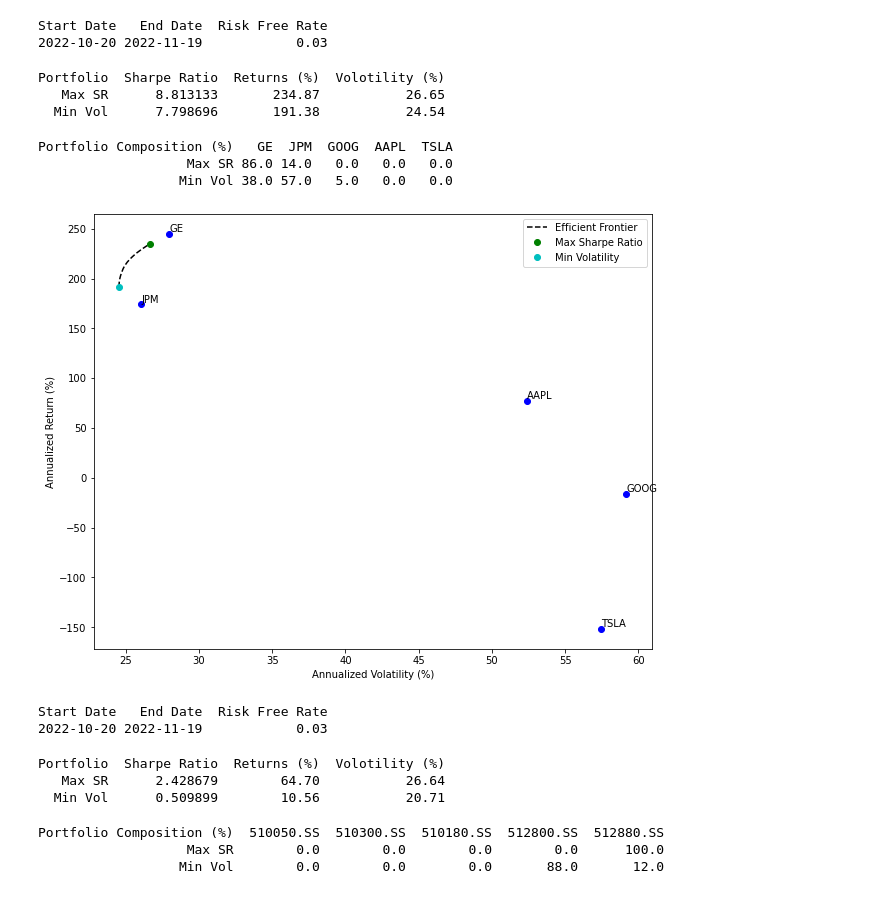
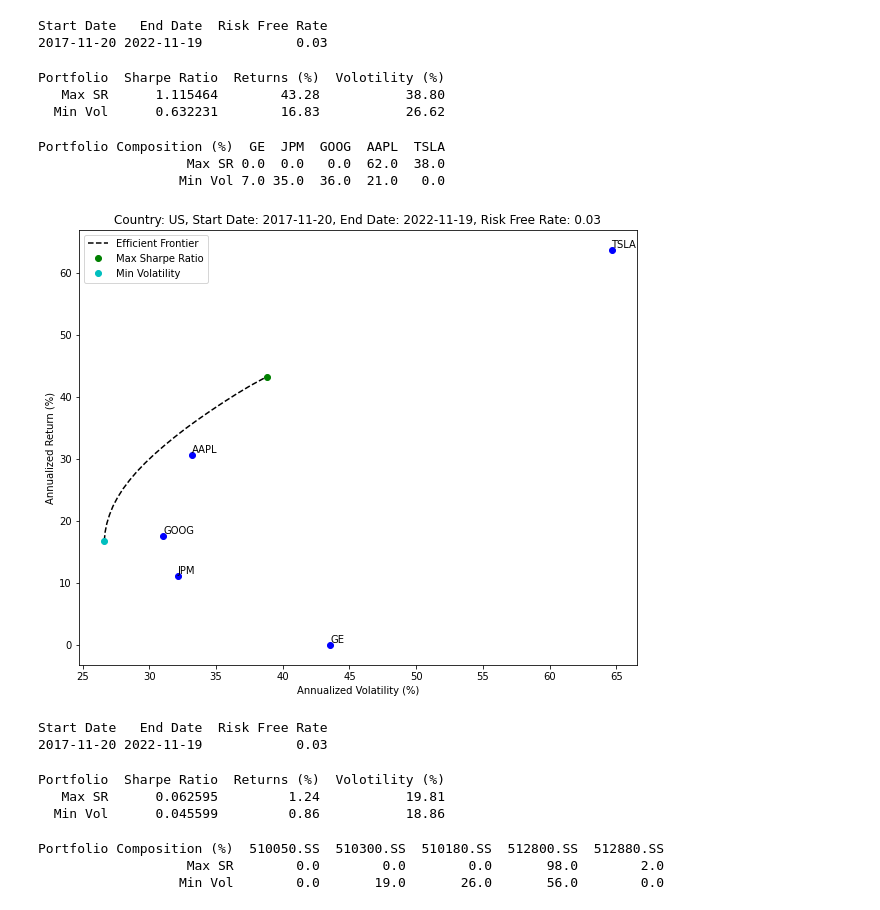
Before and after one commit to yu-jingtian/fin_py, a Jupyter notebook: eff_front.ipynb, the cells around one changed output. Drawn from its saved outputs; the diff is of its cells as text; code cells hidden in the pictures.

Commit message:
new plots

```diff
--- a/eff_front.ipynb
+++ b/eff_front.ipynb
@@ -12,6 +12,8 @@ import pandas as pd
 import scipy.optimize as sc
 import plotly.graph_objects as go
 import matplotlib.pyplot as plt
+
+import time
 
 from pandas_datareader import data as pdr
 
@@ -202,7 +204,7 @@ def rsltOutput(rslt, startDate, endDate):
     return(info, returnVol, allocation)
 
 
-def EFPlot(meanReturns, covMatrix, rslt):
+def EFPlot(meanReturns, covMatrix, rslt, startDate, endDate, country = "US"):
     """Return a graph ploting the min vol, max sr and efficient frontier"""
     maxSR_returns = rslt[0]
     maxSR_std = rslt[1]
@@ -210,6 +212,7 @@ def EFPlot(meanReturns, covMatrix, rslt):
     minVol_std = rslt[4]
     efficientList = rslt[6]
     targetReturns = rslt[7]
+    riskFreeRate = rslt[8]
 
     stocks = list(meanReturns.index)
 
@@ -227,7 +230,12 @@ def EFPlot(meanReturns, covMatrix, rslt):
     df_EF = pd.DataFrame({'Returns': [round(target*100, 2) for target in targetReturns],
                           'Vol': [round(ef_std*100, 2) for ef_std in efficientList]})
 
+
     plt.figure(figsize=(10,8))
+    plt.title("Country: {}, Start Date: {}, End Date: {}, Risk Free Rate: {}".format(country,
+                                                                                     startDate.strftime('%Y-%m-%d'),
+                                                                                     endDate.strftime('%Y-%m-%d'),
+                                                                                     riskFreeRate))
     plt.plot(df_EF['Vol'], df_EF['Returns'], 'k--', label="Efficient Frontier")
     plt.plot(returnVol['Vol'][0], returnVol['Returns'][0], 'go', label="Max Sharpe Ratio")
     plt.plot(returnVol['Vol'][1], returnVol['Returns'][1], 'co', label="Min Volatility")
@@ -249,13 +257,15 @@ def EFPlot(meanReturns, covMatrix, rslt):
     plt.legend()
     plt.xlabel("Annualized Volatility (%)")
     plt.ylabel("Annualized Return (%)")
+    #tt = round(time.time())/1000
+    #plt.savefig('EF_plot{}.jpg'.format(tt), dpi=200)
 
     return plt.show()
-
-# 252 trading days per year
-days = 30
-endDate = dt.datetime.now()
-startDate = endDate - dt.timedelta(days=days)
+# %%
+# 252 trading days per year
+days = 365*5
+endDate = dt.datetime.now()
+startDate = endDate - dt.timedelta(days=days)
 # %%
 stockList = ['GE', 'JPM', 'GOOG', 'AAPL', 'TSLA']
 #stockList_US = ['GE', 'AAPL']
@@ -269,23 +279,23 @@ info, returnVol, allocation = rsltOutput(rslt, startDate, endDate)
 print(info.to_string(index=False))
 # %% [output]
 Start Date   End Date  Risk Free Rate
-2022-10-20 2022-11-19            0.03
+2017-11-20 2022-11-19            0.03
 # %%
 print(returnVol.to_string(index=False))
 # %% [output]
 Portfolio  Sharpe Ratio  Returns (%)  Volotility (%)
-   Max SR      8.813133       234.87           26.65
-  Min Vol      7.798696       191.38           24.54
+   Max SR      1.115464        43.28           38.80
+  Min Vol      0.632231        16.83           26.62
 # %%
 print(allocation.to_string(index=False))
 # %% [output]
-Portfolio Composition (%)   GE  JPM  GOOG  AAPL  TSLA
-                   Max SR 86.0 14.0   0.0   0.0   0.0
-                  Min Vol 38.0 57.0   5.0   0.0   0.0
+Portfolio Composition (%)  GE  JPM  GOOG  AAPL  TSLA
+                   Max SR 0.0  0.0   0.0  62.0  38.0
+                  Min Vol 7.0 35.0  36.0  21.0   0.0
 # %%
-EFPlot(meanReturns, covMatrix, rslt)
+EFPlot(meanReturns, covMatrix, rslt, startDate, endDate, country="US")
 # %% [output]
-[figure, old version]
+[figure, new version]
 # %%
 stockList = ['510050', '510300', '510180', '512800', '512880']
 #stockList_CN = ['510050', '512800']
@@ -299,17 +309,17 @@ info, returnVol, allocation = rsltOutput(rslt, startDate, endDate)
 print(info.to_string(index=False))
 # %% [output]
 Start Date   End Date  Risk Free Rate
-2022-10-20 2022-11-19            0.03
+2017-11-20 2022-11-19            0.03
 # %%
 print(returnVol.to_string(index=False))
 # %% [output]
 Portfolio  Sharpe Ratio  Returns (%)  Volotility (%)
-   Max SR      2.428679        64.70           26.64
-  Min Vol      0.509899        10.56           20.71
+   Max SR      0.062595         1.24           19.81
+  Min Vol      0.045599         0.86           18.86
 # %%
 print(allocation.to_string(index=False))
 # %% [output]
 Portfolio Composition (%)  510050.SS  510300.SS  510180.SS  512800.SS  512880.SS
-                   Max SR        0.0        0.0        0.0        0.0      100.0
-                  Min Vol        0.0        0.0        0.0       88.0       12.0
+                   Max SR        0.0        0.0        0.0       98.0        2.0
+                  Min Vol        0.0       19.0       26.0       56.0        0.0
 # %%
```
Also changed, not shown: parts of 1 cell of this notebook, 1 other file.
